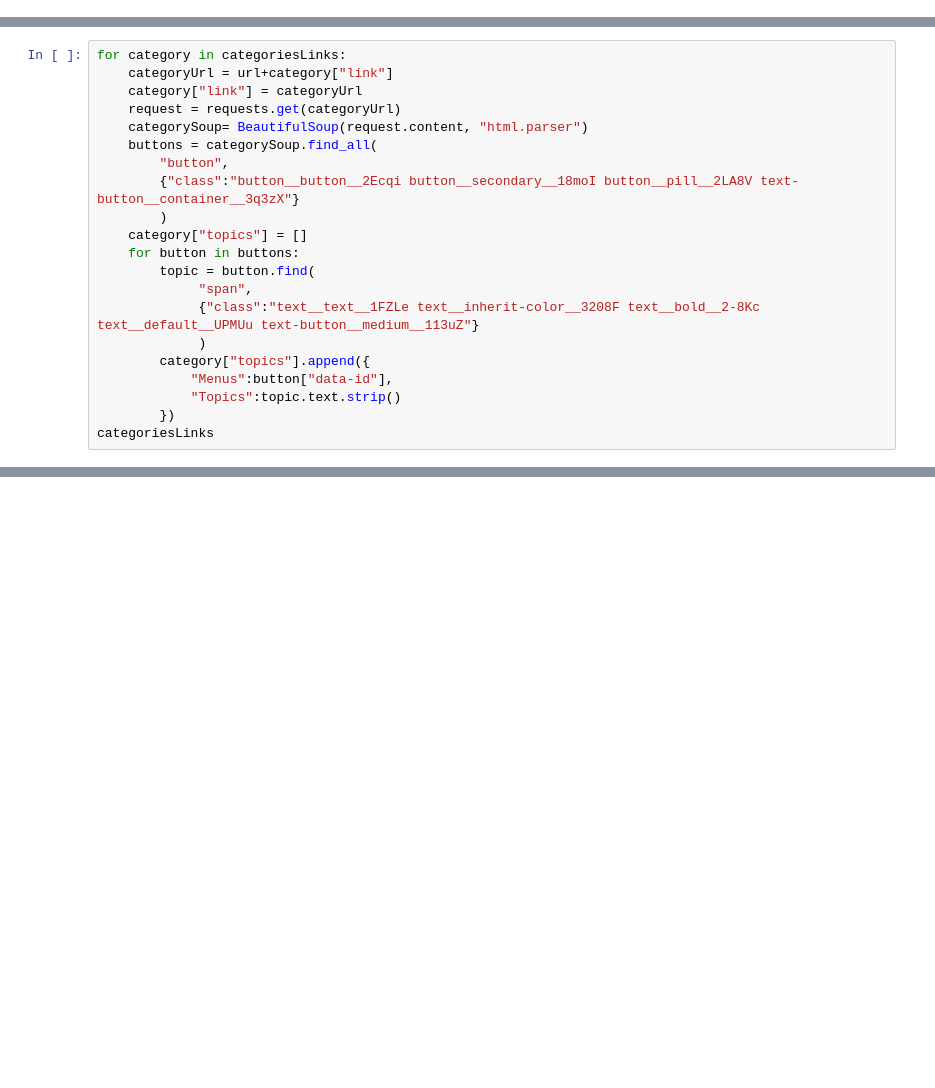
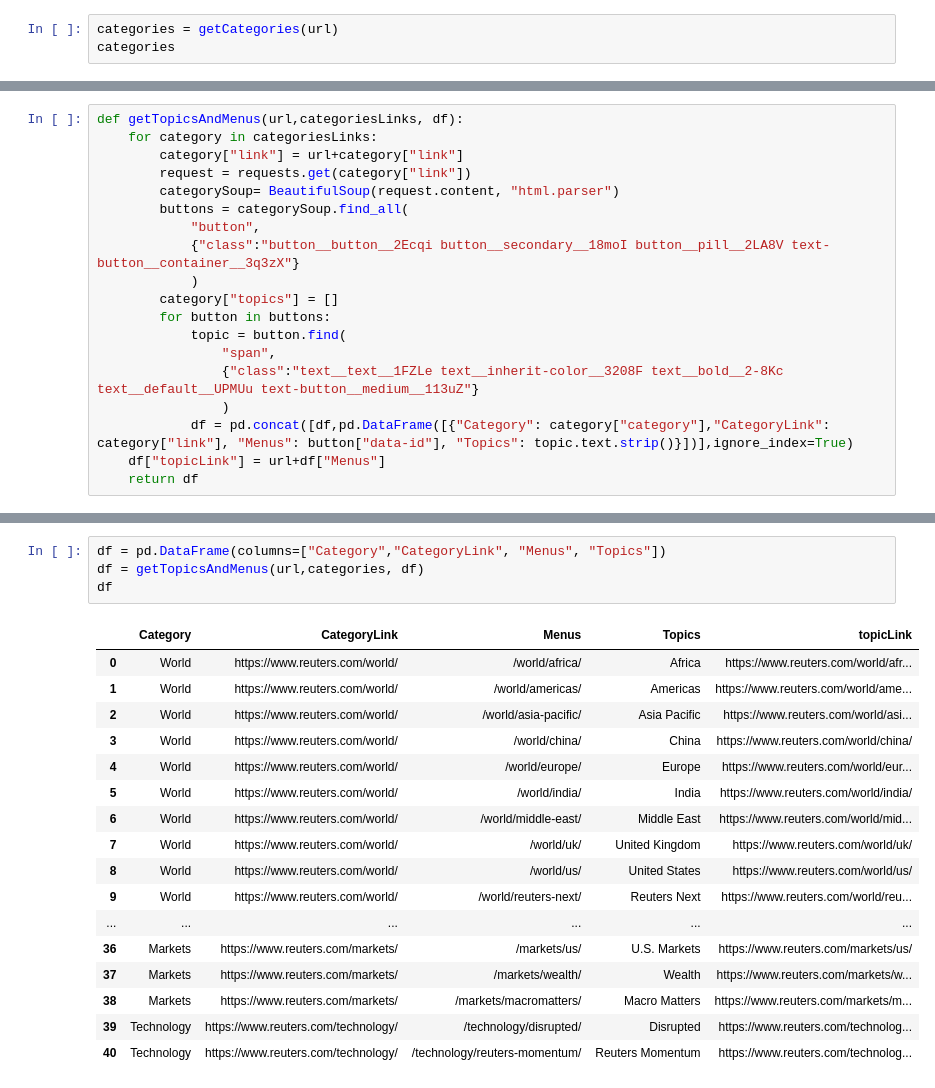
Before and after one commit to ABDELLAH-Hallou/Reuters-News-Dataset, a Jupyter notebook: reuters.ipynb, the cells around one changed output, grey strips where cells are left out. Cells and saved outputs as stored; diff of their text form; blank space fills up the shorter version.

Commit message:
getting raw data

```diff
--- a/reuters.ipynb
+++ b/reuters.ipynb
@@ -41,0 +32,3 @@ categoriesLinks
+# %%
+categories = getCategories(url)
+categories
@@ -42,21 +41,19 @@ categoriesLinks
 # %%
-for category in categoriesLinks:
-    categoryUrl = url+category["link"]
-    category["link"] = categoryUrl
-    request = requests.get(categoryUrl)
-    categorySoup= BeautifulSoup(request.content, "html.parser")
-    buttons = categorySoup.find_all(
-        "button",
-        {"class":"button__button__2Ecqi button__secondary__18moI button__pill__2LA8V text-button__container__3q3zX"}
-        )
-    category["topics"] = []
-    for button in buttons:
-        topic = button.find(
-             "span",
-             {"class":"text__text__1FZLe text__inherit-color__3208F text__bold__2-8Kc text__default__UPMUu text-button__medium__113uZ"}
-             )
-        category["topics"].append({
-            "Menus":button["data-id"],
-            "Topics":topic.text.strip()
-        })
-categoriesLinks
+def getTopicsAndMenus(url,categoriesLinks, df):
+    for category in categoriesLinks:
+        category["link"] = url+category["link"]
+        request = requests.get(category["link"])
+        categorySoup= BeautifulSoup(request.content, "html.parser")
+        buttons = categorySoup.find_all(
+            "button",
+            {"class":"button__button__2Ecqi button__secondary__18moI button__pill__2LA8V text-button__container__3q3zX"}
+            )
+        category["topics"] = []
+        for button in buttons:
+            topic = button.find(
+                "span",
+                {"class":"text__text__1FZLe text__inherit-color__3208F text__bold__2-8Kc text__default__UPMUu text-button__medium__113uZ"}
+                )
+            df = pd.concat([df,pd.DataFrame([{"Category": category["category"],"CategoryLink": category["link"], "Menus": button["data-id"], "Topics": topic.text.strip()}])],ignore_index=True)
+    df["topicLink"] = url+df["Menus"]
+    return df
@@ -105,0 +60,22 @@ Archaeologists find well-preserved 500-year-old spices on Baltic shipwreck, arti
+# %%
+df = pd.DataFrame(columns=["Category","CategoryLink", "Menus", "Topics"])
+df = getTopicsAndMenus(url,categories, df)
+df
+# %% [output]
+|  | Category | CategoryLink | Menus | Topics | topicLink |
+| 0 | World | https://www.reuters.com/world/ | /world/africa/ | Africa | https://www.reuters.com/world/afr... |
+| 1 | World | https://www.reuters.com/world/ | /world/americas/ | Americas | https://www.reuters.com/world/ame... |
+| 2 | World | https://www.reuters.com/world/ | /world/asia-pacific/ | Asia Pacific | https://www.reuters.com/world/asi... |
+| 3 | World | https://www.reuters.com/world/ | /world/china/ | China | https://www.reuters.com/world/china/ |
+| 4 | World | https://www.reuters.com/world/ | /world/europe/ | Europe | https://www.reuters.com/world/eur... |
+| 5 | World | https://www.reuters.com/world/ | /world/india/ | India | https://www.reuters.com/world/india/ |
+| 6 | World | https://www.reuters.com/world/ | /world/middle-east/ | Middle East | https://www.reuters.com/world/mid... |
+| 7 | World | https://www.reuters.com/world/ | /world/uk/ | United Kingdom | https://www.reuters.com/world/uk/ |
+| 8 | World | https://www.reuters.com/world/ | /world/us/ | United States | https://www.reuters.com/world/us/ |
+| 9 | World | https://www.reuters.com/world/ | /world/reuters-next/ | Reuters Next | https://www.reuters.com/world/reu... |
+| ... | ... | ... | ... | ... | ... |
+| 36 | Markets | https://www.reuters.com/markets/ | /markets/us/ | U.S. Markets | https://www.reuters.com/markets/us/ |
+| 37 | Markets | https://www.reuters.com/markets/ | /markets/wealth/ | Wealth | https://www.reuters.com/markets/w... |
+| 38 | Markets | https://www.reuters.com/markets/ | /markets/macromatters/ | Macro Matters | https://www.reuters.com/markets/m... |
+| 39 | Technology | https://www.reuters.com/technology/ | /technology/disrupted/ | Disrupted | https://www.reuters.com/technolog... |
+| 40 | Technology | https://www.reuters.com/technology/ | /technology/reuters-momentum/ | Reuters Momentum | https://www.reuters.com/technolog... |
```
Also changed, not shown: parts of 16 cells of this notebook, 5 other files.
